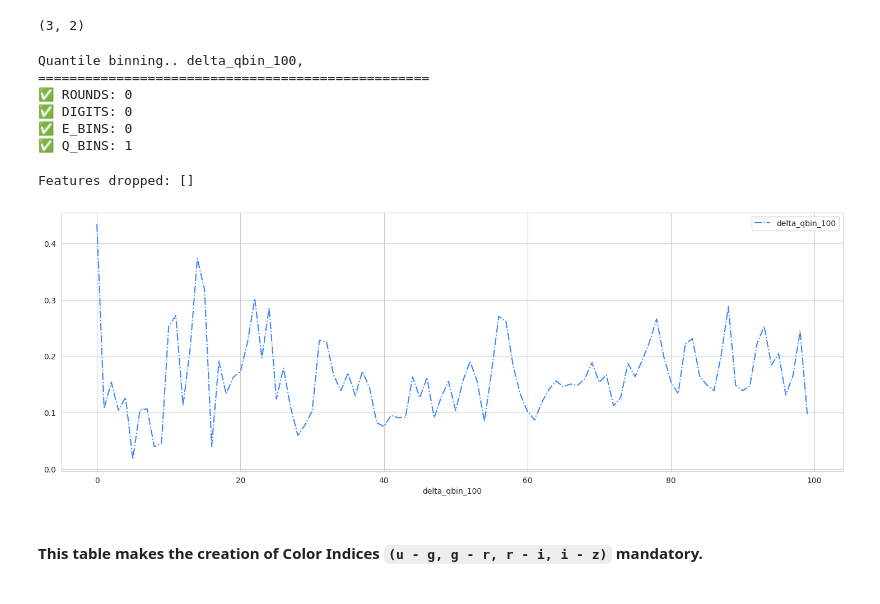
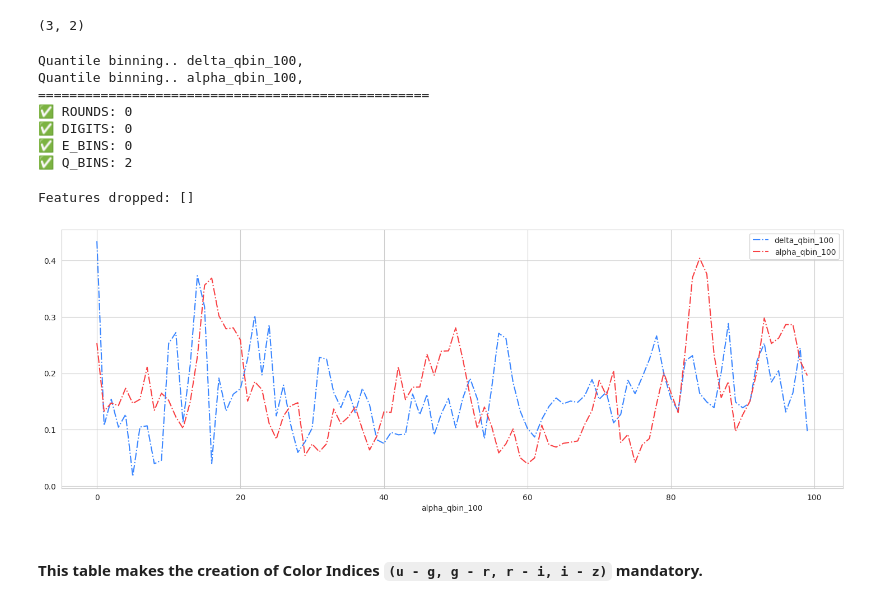
Before and after one commit to coded-sly/ps6e6-Stellar-Class, a Jupyter notebook: ps6e6-scikeras-calibrated-stellar.ipynb, the cells around one changed output. Saved outputs shown, nothing was run; the diff lists cells and outputs as text; code cells hidden in the pictures.

Commit message:
Kaggle Notebook | ps6e6 | SciKeras_Calib | Stellar ✨ | fe1_qbin_delta&alpha

```diff
--- a/ps6e6-scikeras-calibrated-stellar.ipynb
+++ b/ps6e6-scikeras-calibrated-stellar.ipynb
@@ -377,7 +377,7 @@ round_thresh, digit_thresh
 # print(f"✅ E_BINS: {len(E_BINS)}")
 # print(f"✅ Q_BINS: {len(Q_BINS)}")
 # %%
-for col in ['delta']: # 'u', 'g', 'r', 'i', 'z',
+for col in ['delta', 'alpha']: # 'u', 'g', 'r', 'i', 'z',
     # print(f"\nRounding... ", end='')
     # for r in range(-3, 5):
     #     r_n = f"{col}_round_{r}"
@@ -432,11 +432,12 @@ print(f"✅ E_BINS: {len(E_BINS)}")
 print(f"✅ Q_BINS: {len(Q_BINS)}")
 # %% [output]
 Quantile binning.. delta_qbin_100,
+Quantile binning.. alpha_qbin_100,
 ==================================================
 ✅ ROUNDS: 0
 ✅ DIGITS: 0
 ✅ E_BINS: 0
-✅ Q_BINS: 1
+✅ Q_BINS: 2
 # %%
 train = train.drop(columns=DROP_COLS)
 test  = test.drop(columns=DROP_COLS)
@@ -448,12 +449,12 @@ Features dropped: []
 # %%
 plt.figure(figsize=(18, 6))
 ax = (train.groupby(by=Q_BINS[0])[TARGET].mean() / 3).plot(linestyle='-.', label=Q_BINS[0])
-# (train.groupby(by=Q_BINS[1])[TARGET].mean() / 3).plot(linestyle='-.', ax=ax, label=Q_BINS[1])
+(train.groupby(by=Q_BINS[1])[TARGET].mean() / 3).plot(linestyle='-.', ax=ax, label=Q_BINS[1])
 
 plt.legend()
 plt.show()
 # %% [output]
-[figure, old version]
+[figure, new version]
 # %%
 # def add_frequency_condition(df1, cols, thresh=5):
 #     df = df1.copy()
```
Also changed, not shown: parts of 10 cells of this notebook.
